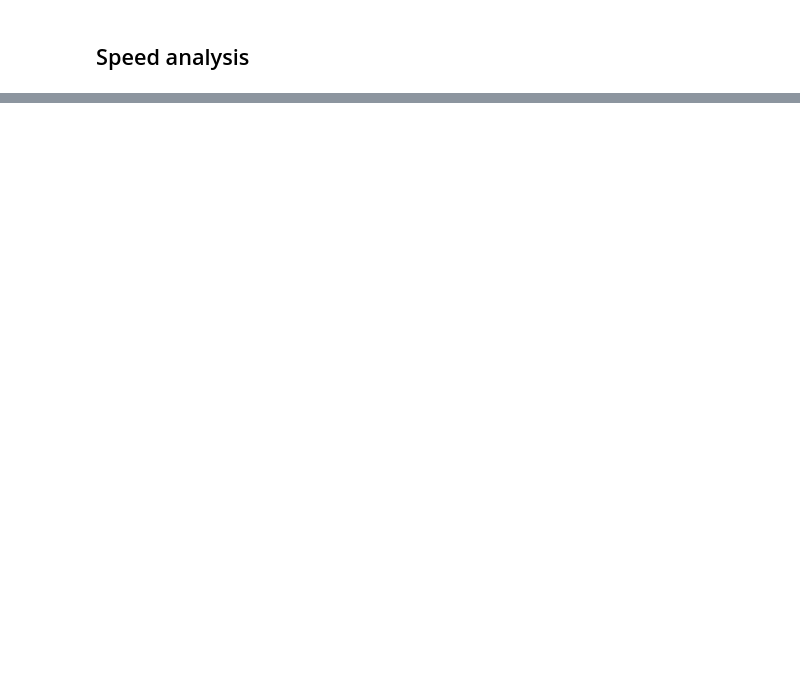
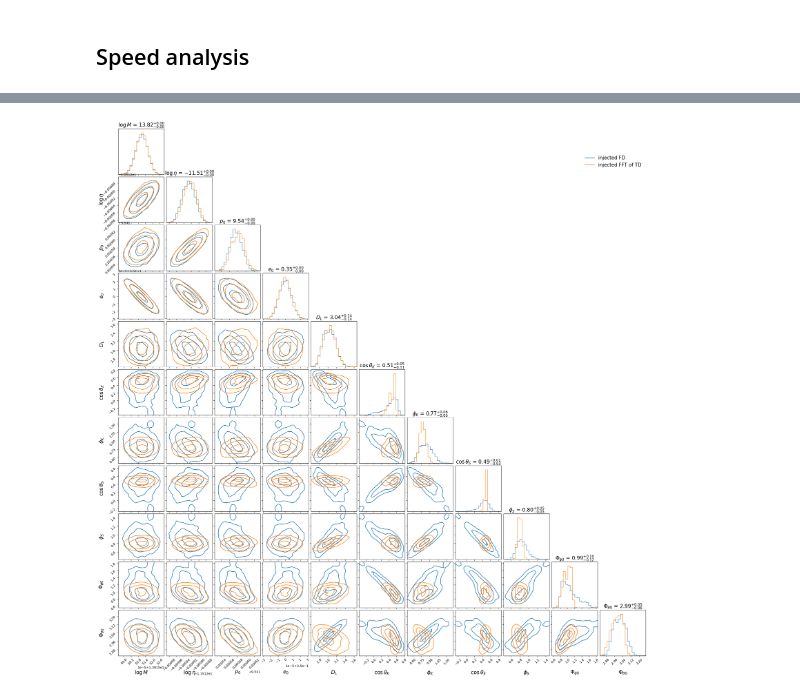
Before and after one commit to lorenzsp/EMRI_FrequencyDomainWaveforms, a Jupyter notebook: single_waveform_analysis.ipynb, the cells around one changed output, grey strips where cells are left out. Drawn from its saved outputs; the diff is of its cells as text; code cells hidden in the pictures; blank space fills up the shorter version.

```diff
--- a/single_waveform_analysis.ipynb
+++ b/single_waveform_analysis.ipynb
@@ -203,0 +335,25 @@ dset.close()
+# %%
+filename = 'emri_M1e+06_mu1e+01_p9.5_e0.35_T1.0_eps1e-05_seed2601996_injectFD1_templatefd.h5'
+
+samp_final = []
+for filename in glob.glob('*templatefd.h5'):
+    file  = HDFBackend(filename)
+    max_iter = file.iteration
+    burn = int(max_iter*0.25)
+    thin = 10
+    ll = file.get_log_like(discard=burn, thin=thin )
+    mask = np.arange(3)
+    plt.figure()
+    [plt.plot(ll[:,temp,walker],'-',label=f'{walker}') for walker in mask]
+    plt.show()
+
+    # get samples
+    temp=0
+    samp = file.get_chain(discard=burn, thin=thin)['emri'][:,temp,mask,...]
+    get_autocorr_plot(samp[:,:,0,:])
+
+
+
+
+    inds = file.get_inds(discard=burn, thin=thin)['emri']
+    samp_final.append(samp[inds[:,temp,mask,...]])
@@ -203,0 +454,4 @@ dset.close()
+# %%
+overlaid_corner(samp_final, ['injected FD', 'injected FFT of TD'])
+# %% [output]
+[figure, added]
```
Also changed, not shown: parts of 15 cells of this notebook, 2 other files.
